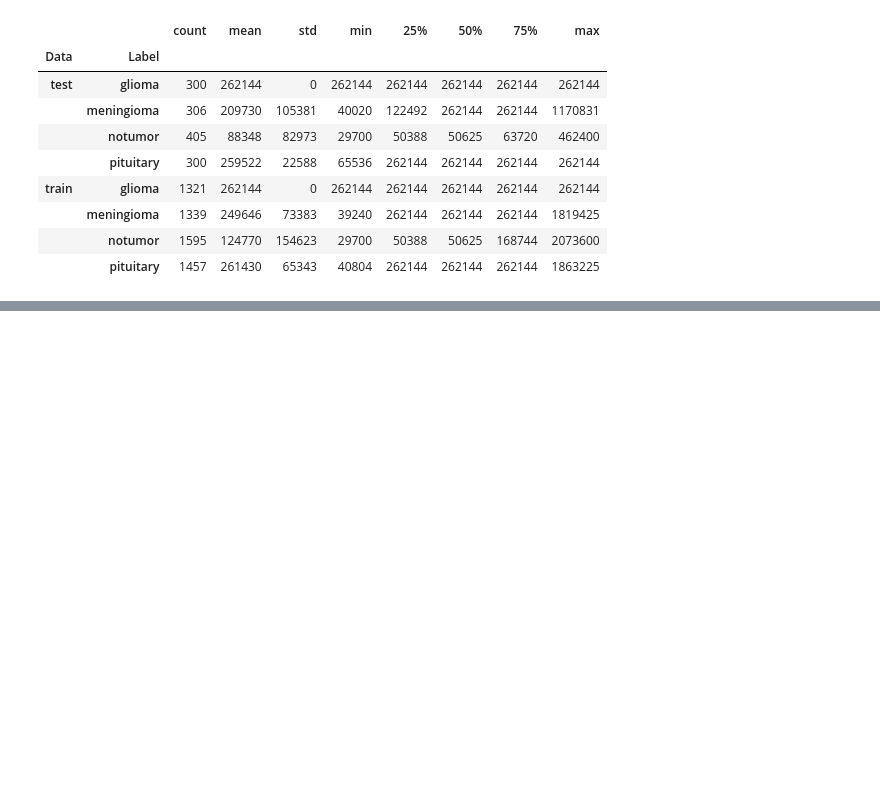
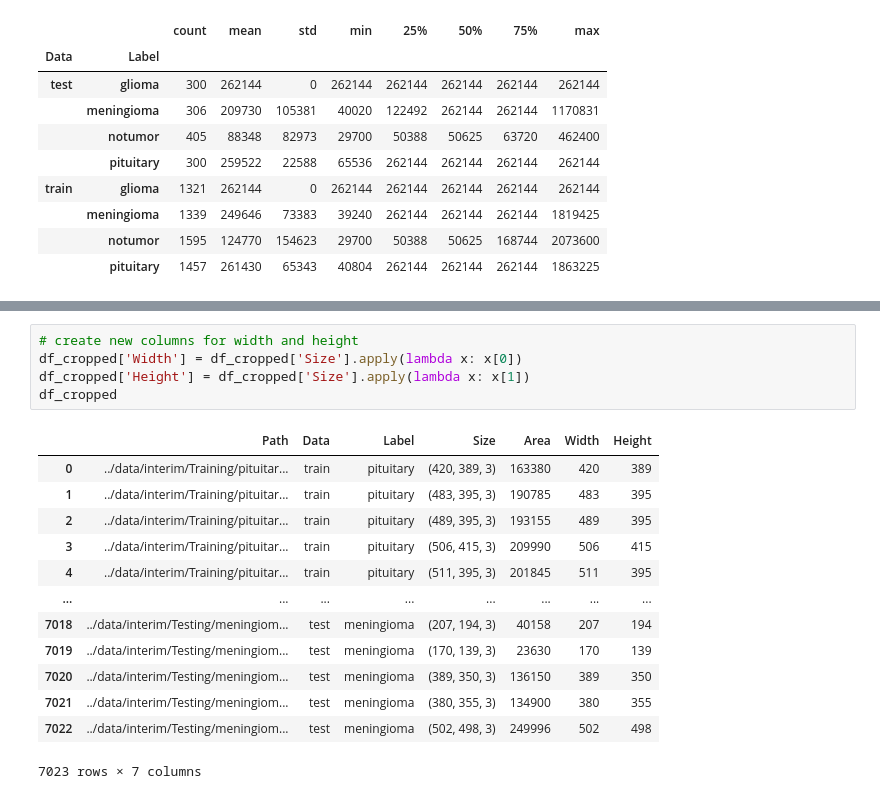
Before and after one commit to gokbuyuk/BrainTumorDetection, a Jupyter notebook: notebooks/eda.ipynb, the cells around one changed output, grey strips where cells are left out. Cells and saved outputs as stored; diff of their text form; blank space fills up the shorter version.

```diff
--- a/notebooks/eda.ipynb
+++ b/notebooks/eda.ipynb
@@ -248,0 +296,19 @@ plt.show()
+# %%
+# create new columns for width and height
+df_cropped['Width'] = df_cropped['Size'].apply(lambda x: x[0])
+df_cropped['Height'] = df_cropped['Size'].apply(lambda x: x[1])
+df_cropped
+# %% [output]
+|  | Path | Data | Label | Size | Area | Width | Height |
+| 0 | ../data/interim/Training/pituitar... | train | pituitary | (420, 389, 3) | 163380 | 420 | 389 |
+| 1 | ../data/interim/Training/pituitar... | train | pituitary | (483, 395, 3) | 190785 | 483 | 395 |
+| 2 | ../data/interim/Training/pituitar... | train | pituitary | (489, 395, 3) | 193155 | 489 | 395 |
+| 3 | ../data/interim/Training/pituitar... | train | pituitary | (506, 415, 3) | 209990 | 506 | 415 |
+| 4 | ../data/interim/Training/pituitar... | train | pituitary | (511, 395, 3) | 201845 | 511 | 395 |
+| ... | ... | ... | ... | ... | ... | ... | ... |
+| 7018 | ../data/interim/Testing/meningiom... | test | meningioma | (207, 194, 3) | 40158 | 207 | 194 |
+| 7019 | ../data/interim/Testing/meningiom... | test | meningioma | (170, 139, 3) | 23630 | 170 | 139 |
+| 7020 | ../data/interim/Testing/meningiom... | test | meningioma | (389, 350, 3) | 136150 | 389 | 350 |
+| 7021 | ../data/interim/Testing/meningiom... | test | meningioma | (380, 355, 3) | 134900 | 380 | 355 |
+| 7022 | ../data/interim/Testing/meningiom... | test | meningioma | (502, 498, 3) | 249996 | 502 | 498 |
+7023 rows × 7 columns
```
Also changed, not shown: parts of 12 cells of this notebook, 3 other files.
